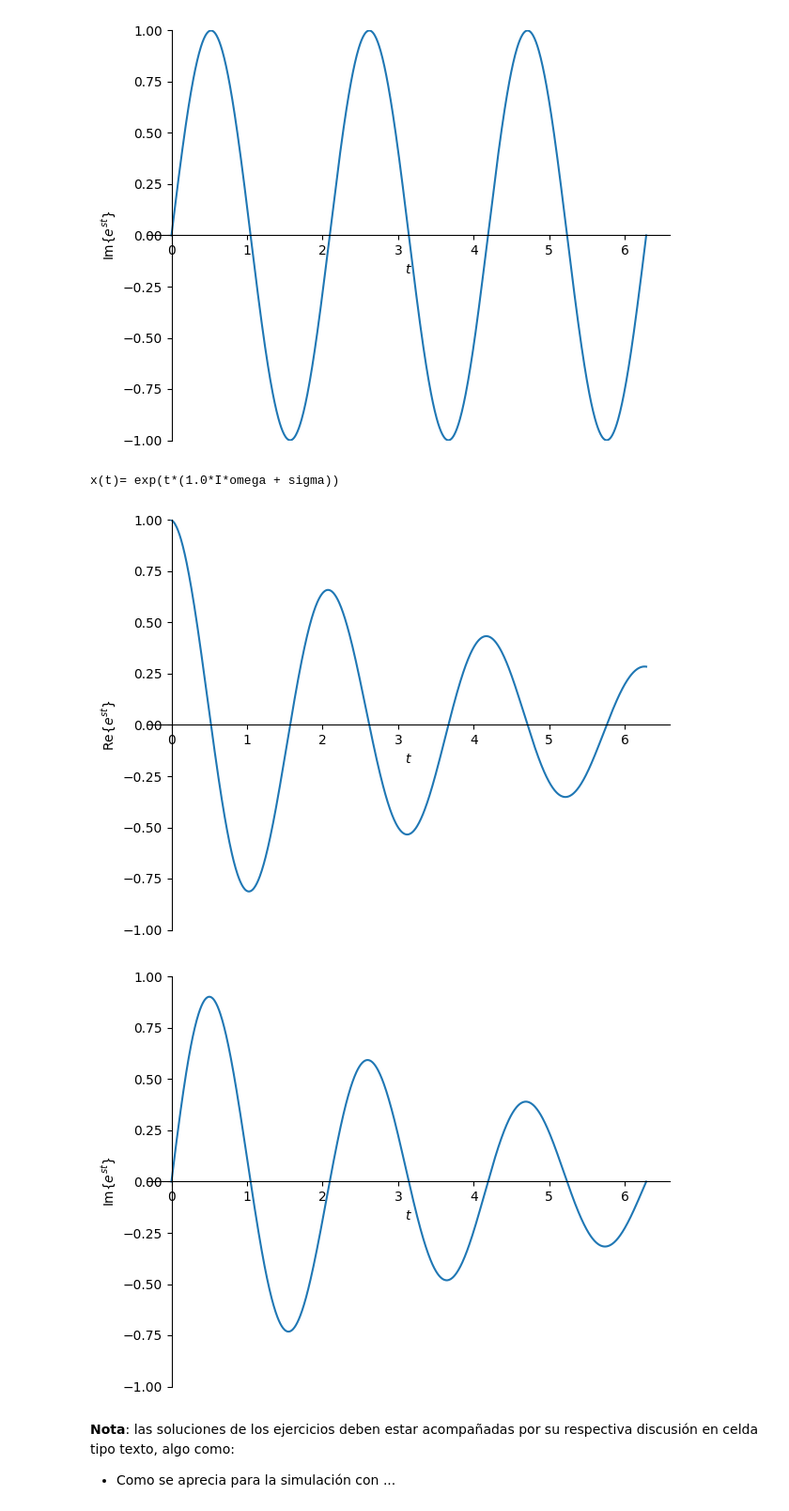
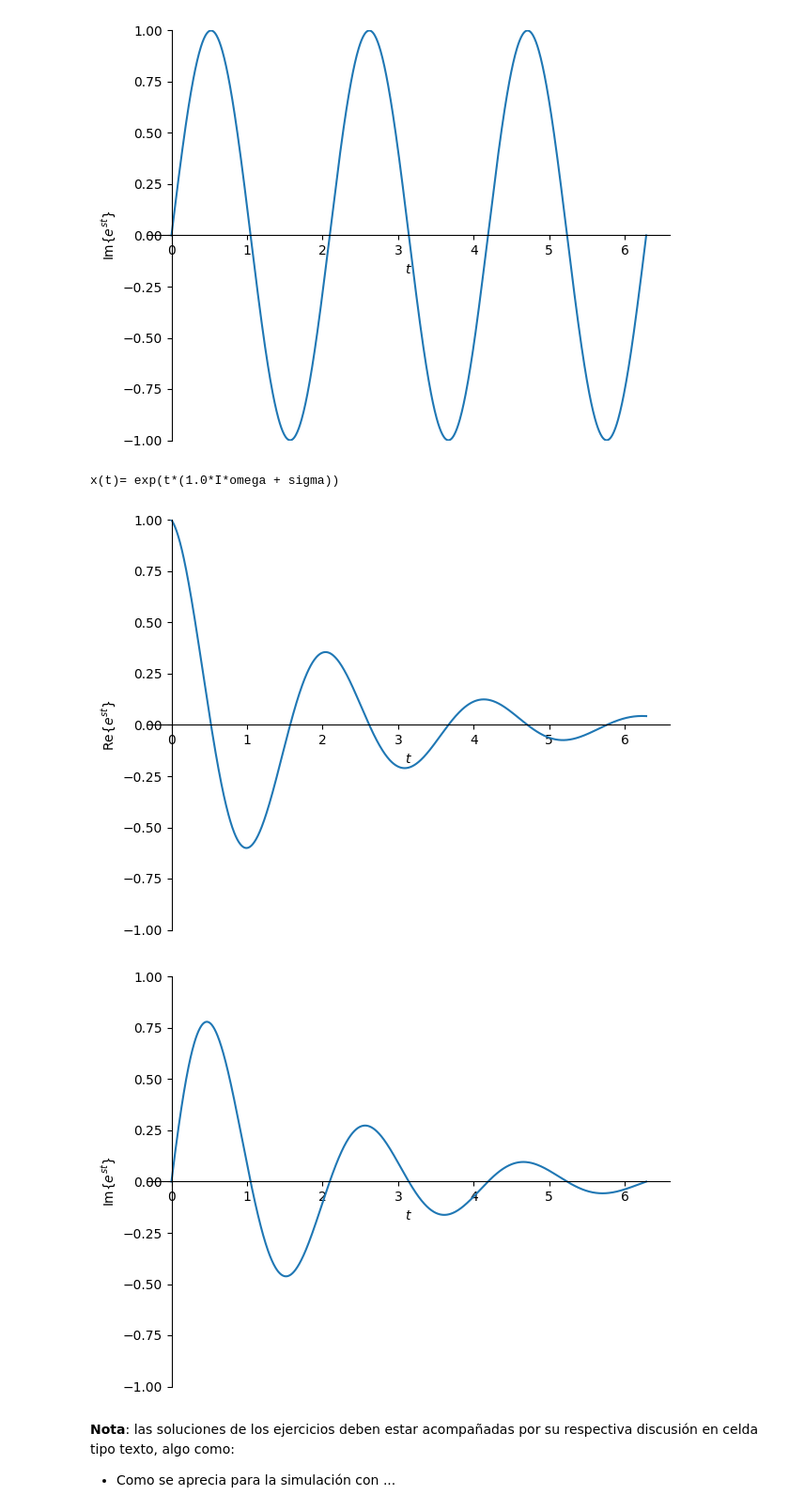
Before and after one commit to kevin-loaiza/senales_y_sistemas, a Jupyter notebook: cuaderno_2.ipynb, the cells around one changed output. Shown at 94% size. Drawn from its saved outputs; the diff is of its cells as text; code cells hidden in the pictures.

```diff
--- a/cuaderno_2.ipynb
+++ b/cuaderno_2.ipynb
@@ -95,15 +95,15 @@ x(t)= exp(t*(1.0*I*omega + sigma))
 [figure]
 # %%
 #ejemplo decreciente sigma < 0
-y = x.subs({omega: 3, sigma : -0.2})
+y = x.subs({omega: 3, sigma : -0.5})
 print(r'x(t)=',x)
 
 sym.plot(sym.re(y), (t, 0, 2*sym.pi), ylabel=r'Re{$e^{st}$}',ylim=[-1,1]) #r' indica al interprete una variable tipo string
 sym.plot(sym.im(y), (t, 0, 2*sym.pi), ylabel=r'Im{$e^{st}$}',ylim=[-1,1]);
 # %% [output]
 x(t)= exp(t*(1.0*I*omega + sigma))
-[figure, old version]
+[figure, new version]
-[figure, old version]
+[figure, new version]
 # %% [markdown]
 **Nota**: las soluciones de los ejercicios deben estar acompañadas por su respectiva discusión en celda tipo texto, algo como:
 
```
Also changed, not shown: parts of 2 cells of this notebook.
